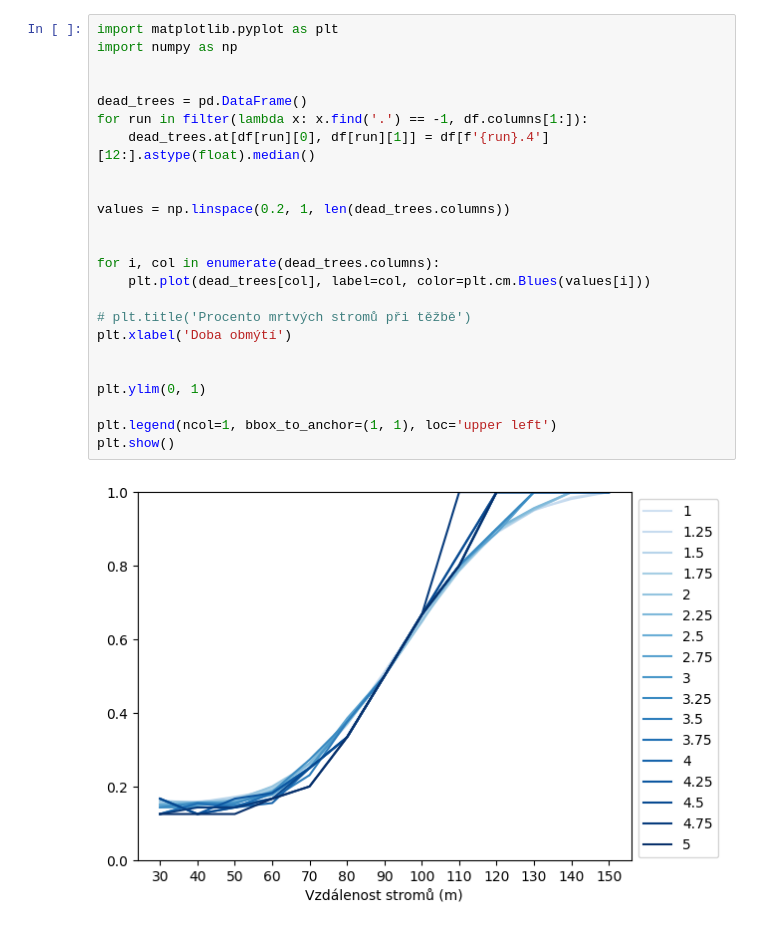
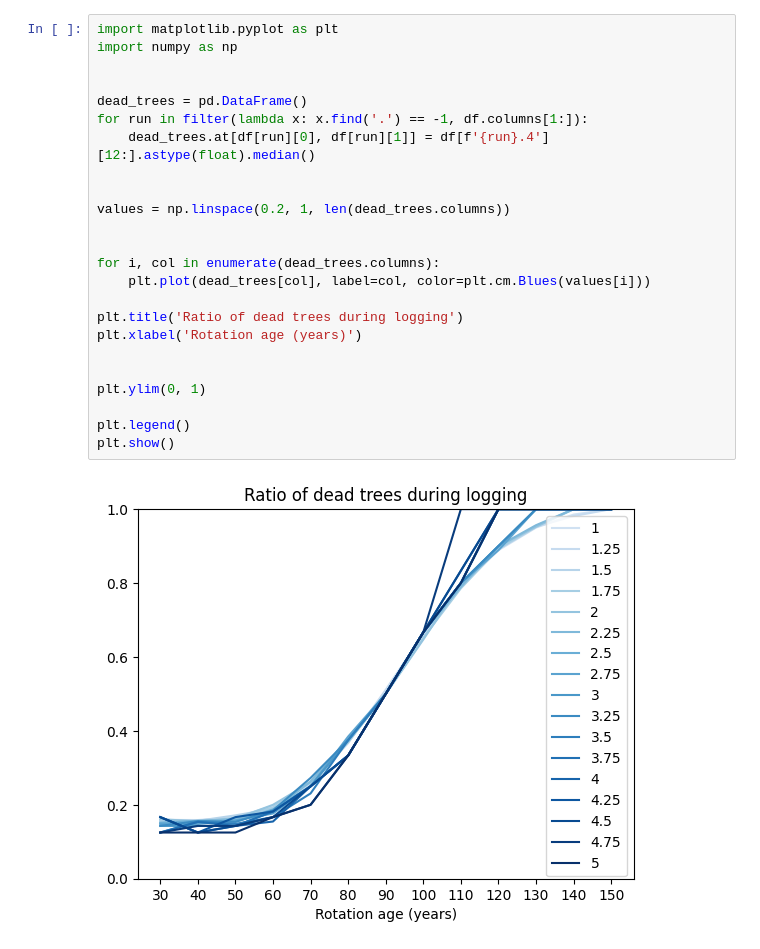
Before and after one commit to matejpekar/tree-rotation-age-model, a Jupyter notebook: analysis.ipynb, the cells around one changed output. Saved outputs shown, nothing was run; the diff lists cells and outputs as text.

```diff
--- a/analysis.ipynb
+++ b/analysis.ipynb
@@ -119,29 +109,29 @@ plt.show()
 # %%
 import matplotlib.pyplot as plt
 import numpy as np
 
 
 dead_trees = pd.DataFrame()
 for run in filter(lambda x: x.find('.') == -1, df.columns[1:]):
     dead_trees.at[df[run][0], df[run][1]] = df[f'{run}.4'][12:].astype(float).median()
 
 
 values = np.linspace(0.2, 1, len(dead_trees.columns))
 
 
 for i, col in enumerate(dead_trees.columns):
     plt.plot(dead_trees[col], label=col, color=plt.cm.Blues(values[i]))
 
-# plt.title('Procento mrtvých stromů při těžbě')
-plt.xlabel('Doba obmýtí')
+plt.title('Ratio of dead trees during logging')
+plt.xlabel('Rotation age (years)')
 
 
 plt.ylim(0, 1)
 
-plt.legend(ncol=1, bbox_to_anchor=(1, 1), loc='upper left')
+plt.legend()
 plt.show()
 # %% [output]
-[figure, old version]
+[figure, new version]
 # %%
 import matplotlib.pyplot as plt
 import numpy as np
```
Also changed, not shown: parts of 9 cells of this notebook.
